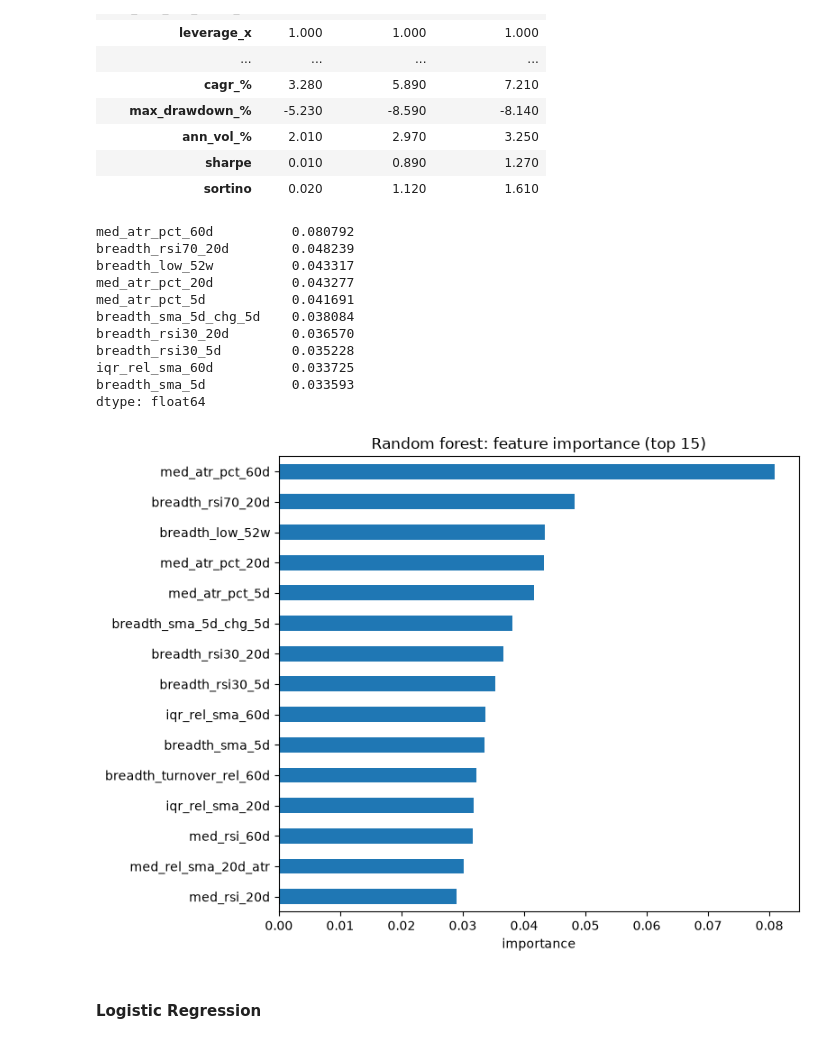
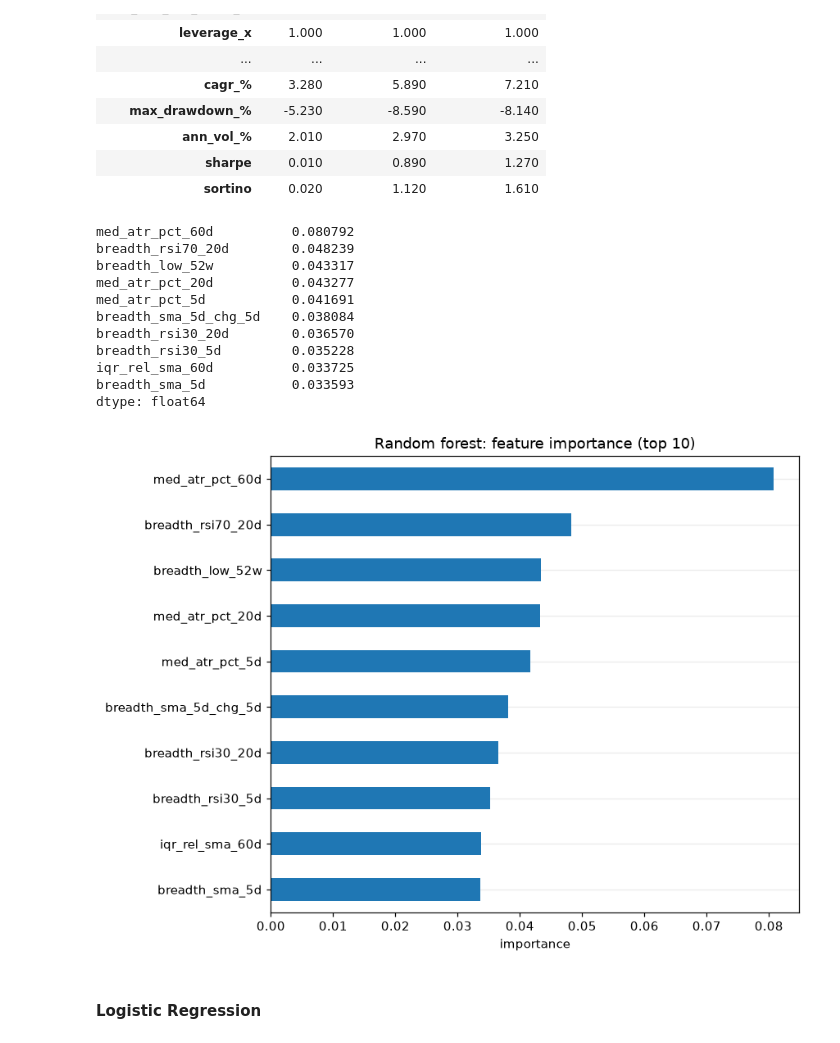
Before and after one commit to rlp-jym/zoomcamp-sma-cohort-2026, a Jupyter notebook: index-breadth-momentum/notebook.ipynb, the cells around one changed output. Cells and saved outputs as stored; diff of their text form; code cells hidden in the pictures.

```diff
--- a/index-breadth-momentum/notebook.ipynb
+++ b/index-breadth-momentum/notebook.ipynb
@@ -11,10 +11,20 @@ import numpy as np
 import pandas as pd
 import talib
 from matplotlib.ticker import PercentFormatter
+from pathlib import Path
 from sklearn.ensemble import RandomForestRegressor
 from sklearn.linear_model import LogisticRegression
 from sklearn.preprocessing import StandardScaler
 from sklearn.tree import DecisionTreeRegressor
+
+# one chart style everywhere
+plt.rcParams.update({
+    "figure.dpi": 110,
+    "axes.grid": True,
+    "grid.alpha": 0.25,
+    "axes.axisbelow": True,
+    "font.size": 10,
+})
 # %%
 # load the constituent table and the SPY benchmark from the release
 
@@ -847,30 +867,30 @@ best grid point: rf_d8_l10  depth=8 leaf=10 expectancy=0.213
 | sortino | 0.020 | 1.120 | 1.610 |
 # %%
 # random forest feature importance: averaged over the 300 trees
-import matplotlib.pyplot as plt
-
 imp_rf = pd.Series(forest.feature_importances_, index=FEATURES).sort_values(ascending=False)
 
 fig, ax = plt.subplots(figsize=(8, 6))
-imp_rf.head(15).iloc[::-1].plot.barh(ax=ax)
-ax.set_title("Random forest: feature importance (top 15)")
+imp_rf.head(10).iloc[::-1].plot.barh(ax=ax, color="tab:blue")
+ax.set_title("Random forest: feature importance (top 10)")
 ax.set_xlabel("importance")
-plt.tight_layout()
+ax.grid(axis="x")
+
+fig.tight_layout()
 
 imp_rf.head(10)
 # %% [output]
 med_atr_pct_60d          0.080792
 breadth_rsi70_20d        0.048239
 breadth_low_52w          0.043317
 med_atr_pct_20d          0.043277
 med_atr_pct_5d           0.041691
 breadth_sma_5d_chg_5d    0.038084
 breadth_rsi30_20d        0.036570
 breadth_rsi30_5d         0.035228
 iqr_rel_sma_60d          0.033725
 breadth_sma_5d           0.033593
 dtype: float64
-[figure, old version]
+[figure, new version]
 # %% [markdown]
 #### Logistic Regression
 # %%
```
Also changed, not shown: parts of 8 cells of this notebook, 13 other files.
